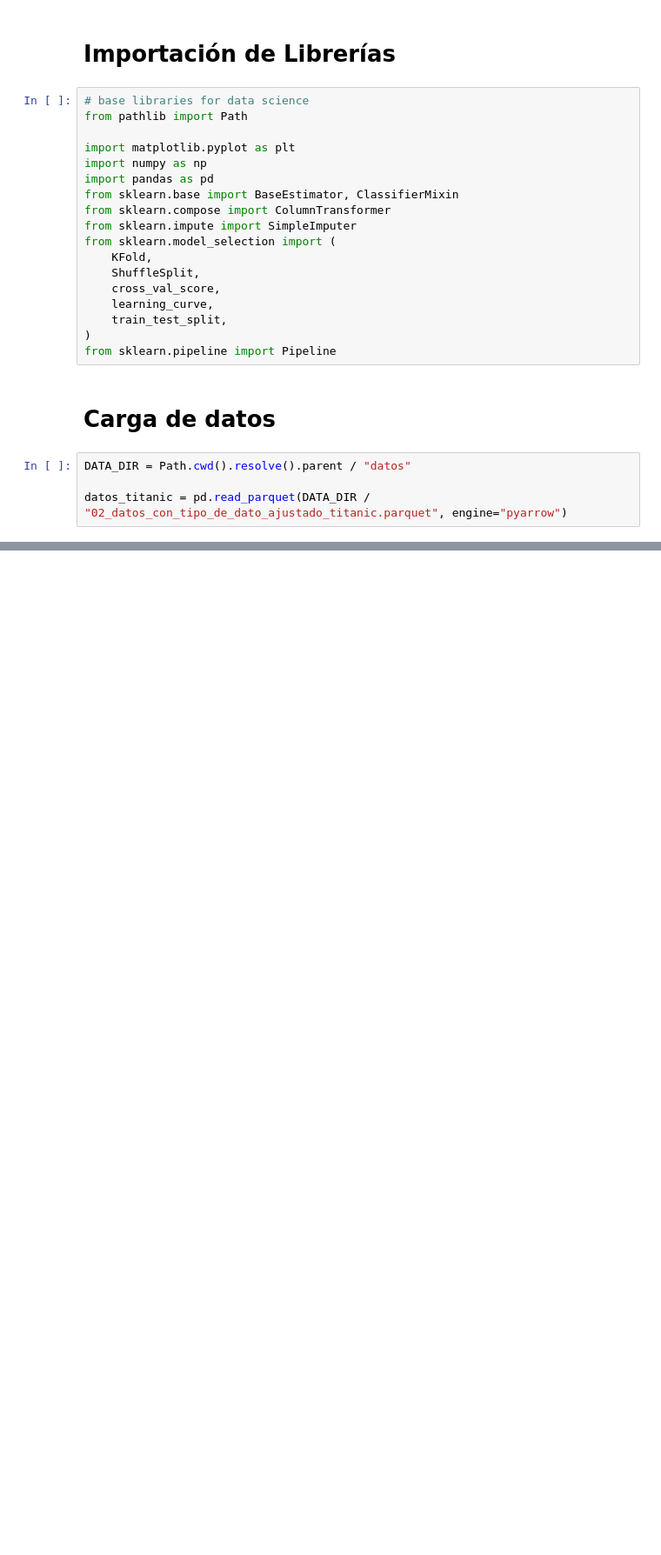
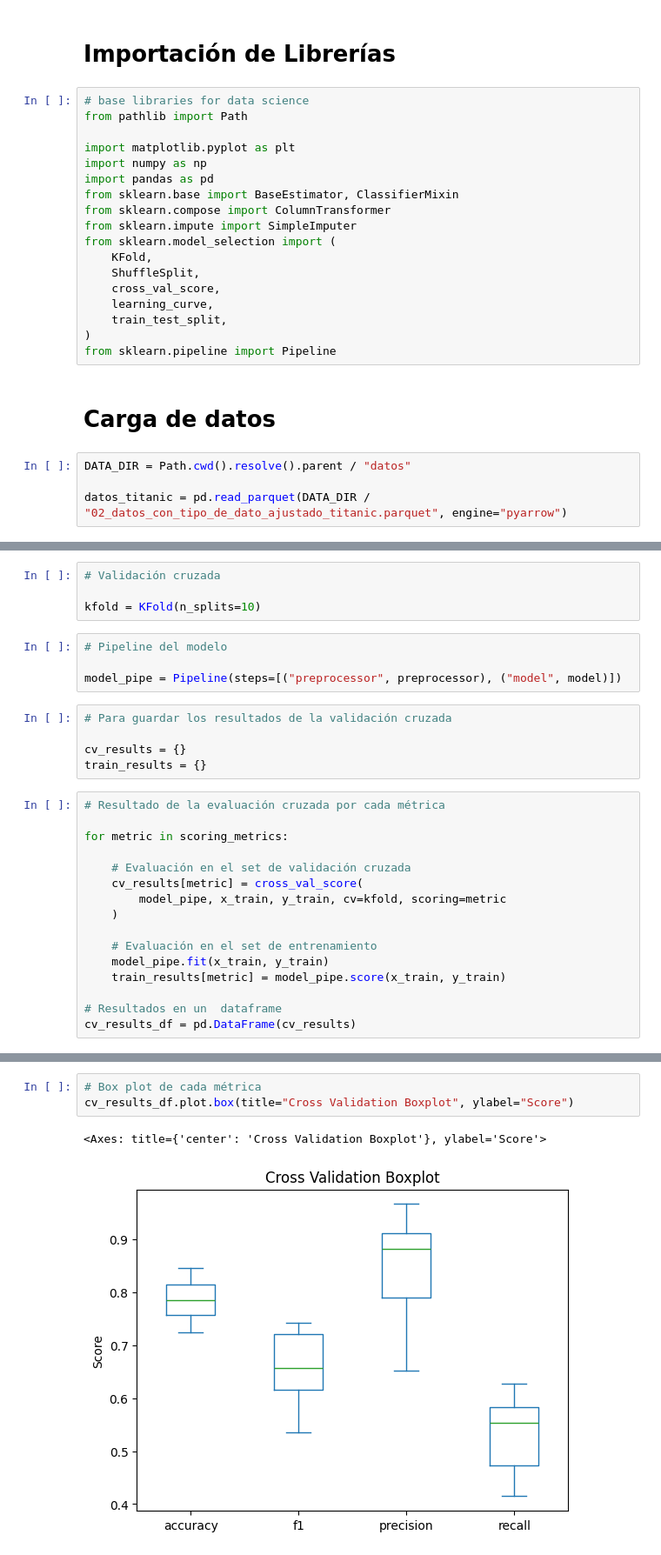
Before and after one commit to dpalacioj/DataAI-Fundamentos-Aplicaciones, a Jupyter notebook: Analitica/proyectos/titanic/notebooks/05_modelo_base_ML.ipynb, the cells around one changed output, grey strips where cells are left out. Shown: that part at 87% size. Saved outputs shown, nothing was run; the diff lists cells and outputs as text; blank space fills up the shorter version.

Commit message:
Notebook de predicción y evaluación

```diff
--- a/Analitica/proyectos/titanic/notebooks/05_modelo_base_ML.ipynb
+++ b/Analitica/proyectos/titanic/notebooks/05_modelo_base_ML.ipynb
@@ -52,0 +257,29 @@ datos_titanic = pd.read_parquet(DATA_DIR / "02_datos_con_tipo_de_dato_ajustado_t
+# %%
+# Validación cruzada
+
+kfold = KFold(n_splits=10)
+# %%
+# Pipeline del modelo
+
+model_pipe = Pipeline(steps=[("preprocessor", preprocessor), ("model", model)])
+# %%
+# Para guardar los resultados de la validación cruzada
+
+cv_results = {}
+train_results = {}
+# %%
+# Resultado de la evaluación cruzada por cada métrica
+
+for metric in scoring_metrics:
+
+    # Evaluación en el set de validación cruzada
+    cv_results[metric] = cross_val_score(
+        model_pipe, x_train, y_train, cv=kfold, scoring=metric
+    )
+
+    # Evaluación en el set de entrenamiento
+    model_pipe.fit(x_train, y_train)
+    train_results[metric] = model_pipe.score(x_train, y_train)
+
+# Resultados en un  dataframe
+cv_results_df = pd.DataFrame(cv_results)
@@ -52,0 +316,6 @@ datos_titanic = pd.read_parquet(DATA_DIR / "02_datos_con_tipo_de_dato_ajustado_t
+# %%
+# Box plot de cada métrica
+cv_results_df.plot.box(title="Cross Validation Boxplot", ylabel="Score")
+# %% [output]
+<Axes: title={'center': 'Cross Validation Boxplot'}, ylabel='Score'>
+[figure, added]
```
Also changed, not shown: parts of 37 cells of this notebook.
